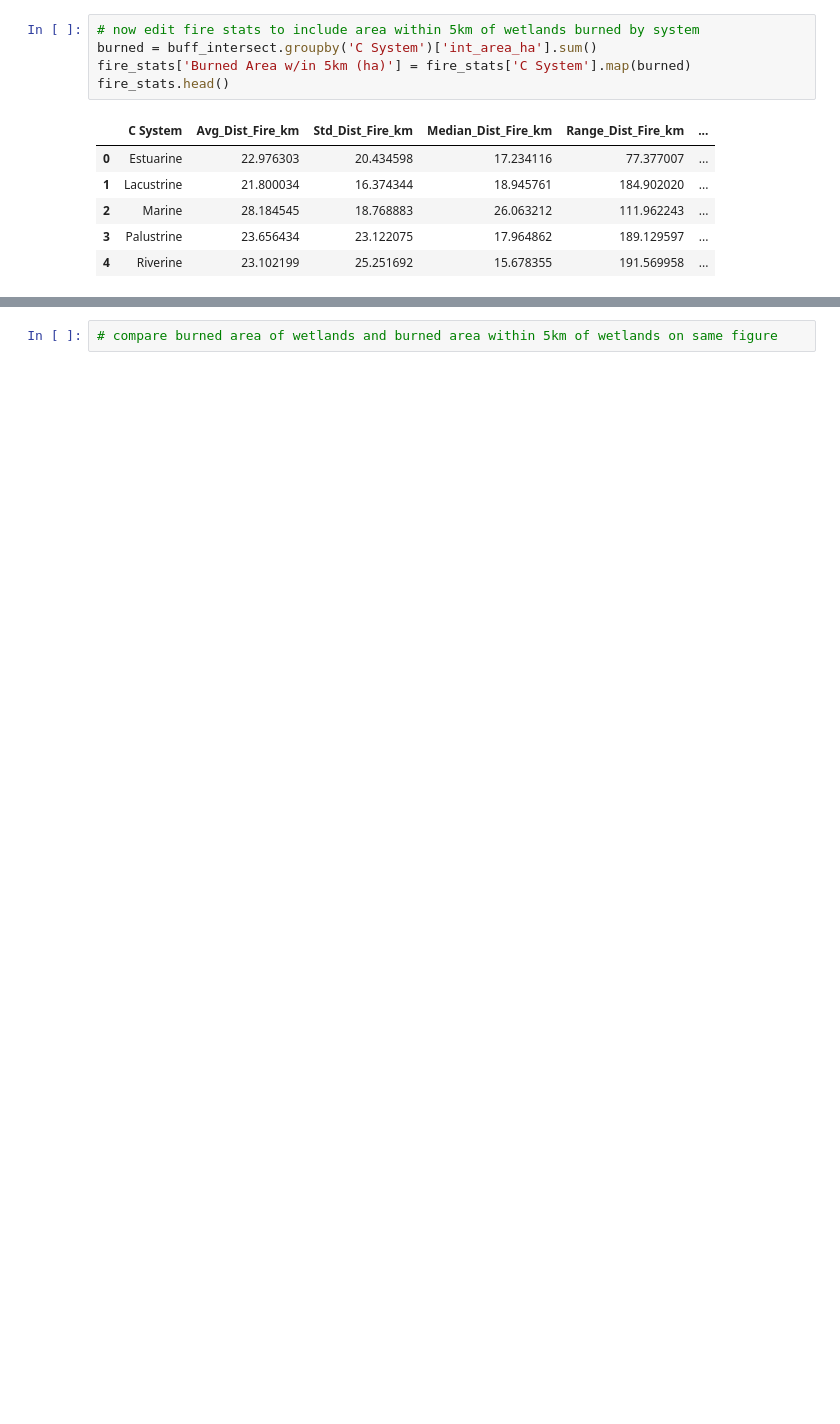
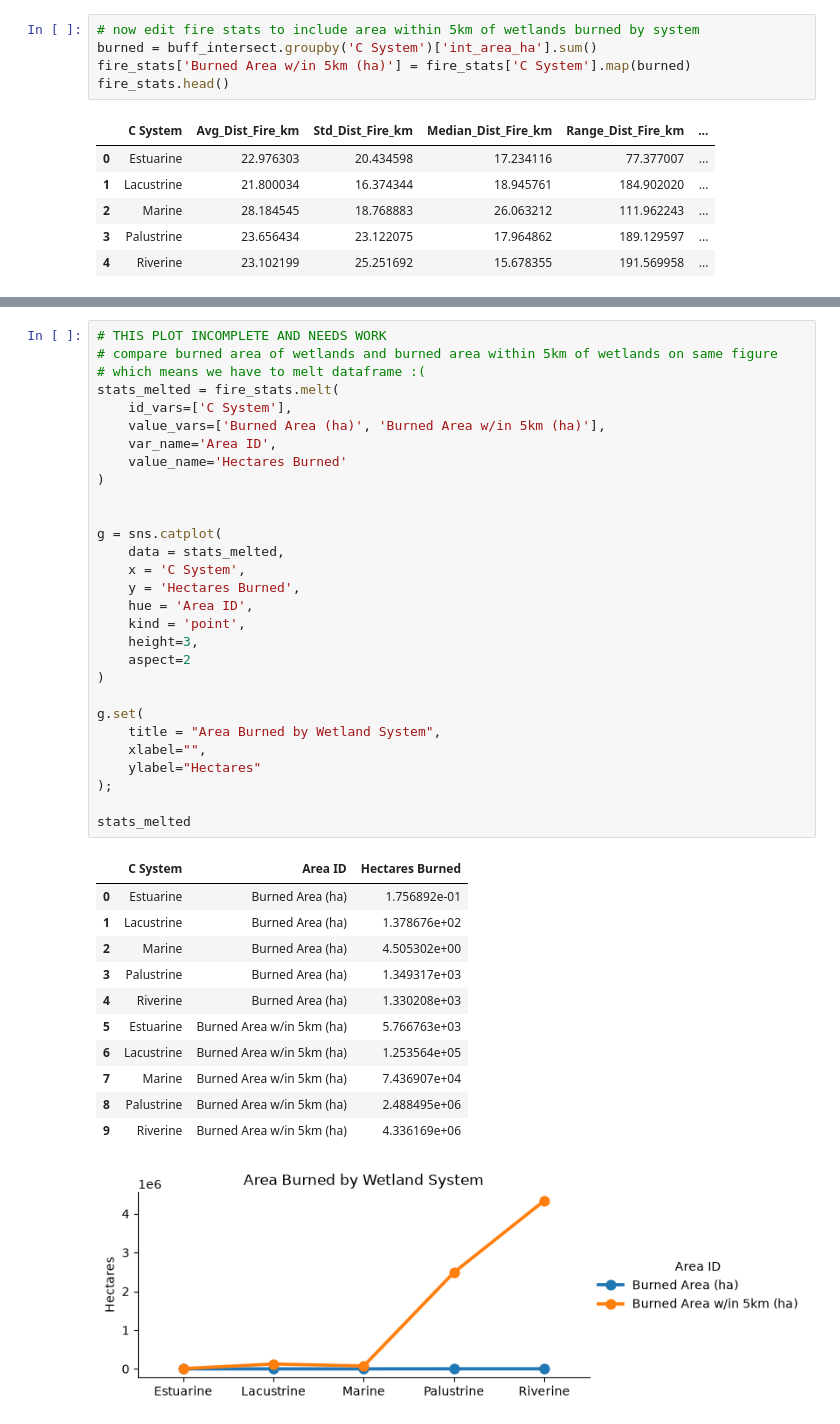
Before and after one commit to Sophiacyt/Wildfire-Wetland_BunkerAndersonTseng, a Jupyter notebook: scripts/A3/Mapping+Connecting-Kat.ipynb, the cells around one changed output, grey strips where cells are left out. Drawn from its saved outputs; the diff is of its cells as text; blank space fills up the shorter version.

```diff
--- a/scripts/A3/Mapping+Connecting-Kat.ipynb
+++ b/scripts/A3/Mapping+Connecting-Kat.ipynb
@@ -263,2 +297,42 @@ fire_stats.head()
 # %%
+# THIS PLOT INCOMPLETE AND NEEDS WORK
 # compare burned area of wetlands and burned area within 5km of wetlands on same figure
+# which means we have to melt dataframe :(
+stats_melted = fire_stats.melt(
+    id_vars=['C System'],
+    value_vars=['Burned Area (ha)', 'Burned Area w/in 5km (ha)'],
+    var_name='Area ID',
+    value_name='Hectares Burned'
+)
+
+
+g = sns.catplot(
+    data = stats_melted,
+    x = 'C System',
+    y = 'Hectares Burned',
+    hue = 'Area ID',
+    kind = 'point',
+    height=3,
+    aspect=2
+)
+
+g.set(
+    title = "Area Burned by Wetland System",
+    xlabel="",
+    ylabel="Hectares"
+);
+
+stats_melted
+# %% [output]
+|  | C System | Area ID | Hectares Burned |
+| 0 | Estuarine | Burned Area (ha) | 1.756892e-01 |
+| 1 | Lacustrine | Burned Area (ha) | 1.378676e+02 |
+| 2 | Marine | Burned Area (ha) | 4.505302e+00 |
+| 3 | Palustrine | Burned Area (ha) | 1.349317e+03 |
+| 4 | Riverine | Burned Area (ha) | 1.330208e+03 |
+| 5 | Estuarine | Burned Area w/in 5km (ha) | 5.766763e+03 |
+| 6 | Lacustrine | Burned Area w/in 5km (ha) | 1.253564e+05 |
+| 7 | Marine | Burned Area w/in 5km (ha) | 7.436907e+04 |
+| 8 | Palustrine | Burned Area w/in 5km (ha) | 2.488495e+06 |
+| 9 | Riverine | Burned Area w/in 5km (ha) | 4.336169e+06 |
+[figure, added]
```
Also changed, not shown: parts of 13 cells of this notebook, 1 other file.
